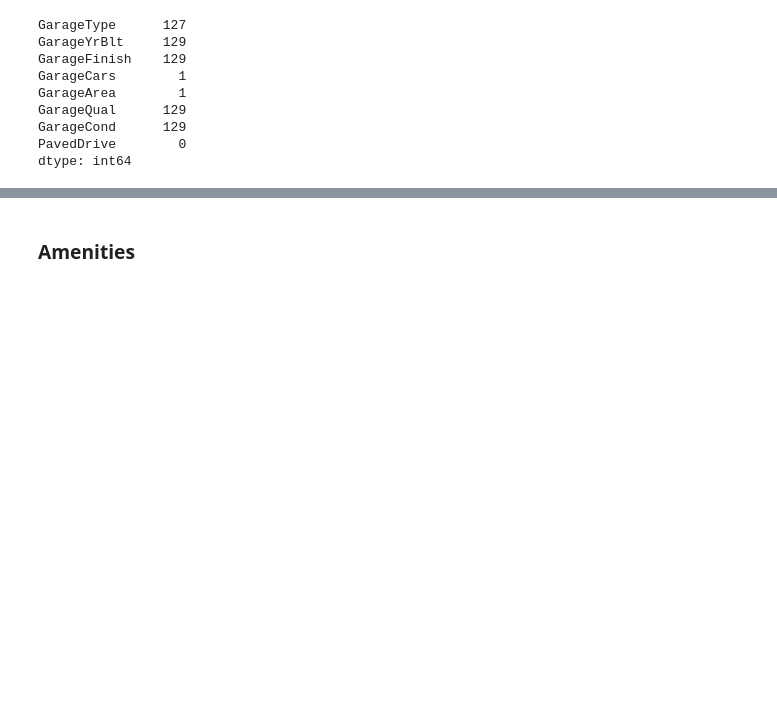
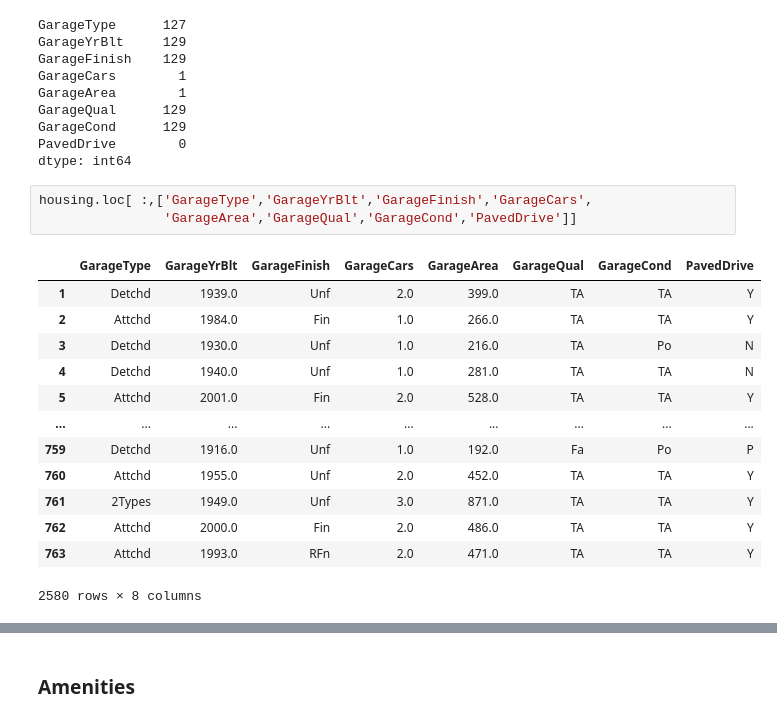
Before and after one commit to erinnyy/Ames_ML_Project, a Jupyter notebook: Data_Cleaning_Preprocessing.ipynb, the cells around one changed output, grey strips where cells are left out. Cells and saved outputs as stored; diff of their text form; blank space fills up the shorter version.

```diff
--- a/Data_Cleaning_Preprocessing.ipynb
+++ b/Data_Cleaning_Preprocessing.ipynb
@@ -231,3 +237,20 @@ GarageQual      129
 GarageCond      129
 PavedDrive        0
 dtype: int64
+# %%
+housing.loc[ :,['GarageType','GarageYrBlt','GarageFinish','GarageCars',
+                'GarageArea','GarageQual','GarageCond','PavedDrive']]
+# %% [output]
+|  | GarageType | GarageYrBlt | GarageFinish | GarageCars | GarageArea | GarageQual | GarageCond | PavedDrive |
+| 1 | Detchd | 1939.0 | Unf | 2.0 | 399.0 | TA | TA | Y |
+| 2 | Attchd | 1984.0 | Fin | 1.0 | 266.0 | TA | TA | Y |
+| 3 | Detchd | 1930.0 | Unf | 1.0 | 216.0 | TA | Po | N |
+| 4 | Detchd | 1940.0 | Unf | 1.0 | 281.0 | TA | TA | N |
+| 5 | Attchd | 2001.0 | Fin | 2.0 | 528.0 | TA | TA | Y |
+| ... | ... | ... | ... | ... | ... | ... | ... | ... |
+| 759 | Detchd | 1916.0 | Unf | 1.0 | 192.0 | Fa | Po | P |
+| 760 | Attchd | 1955.0 | Unf | 2.0 | 452.0 | TA | TA | Y |
+| 761 | 2Types | 1949.0 | Unf | 3.0 | 871.0 | TA | TA | Y |
+| 762 | Attchd | 2000.0 | Fin | 2.0 | 486.0 | TA | TA | Y |
+| 763 | Attchd | 1993.0 | RFn | 2.0 | 471.0 | TA | TA | Y |
+2580 rows × 8 columns
```
Also changed, not shown: parts of 60 cells of this notebook.
